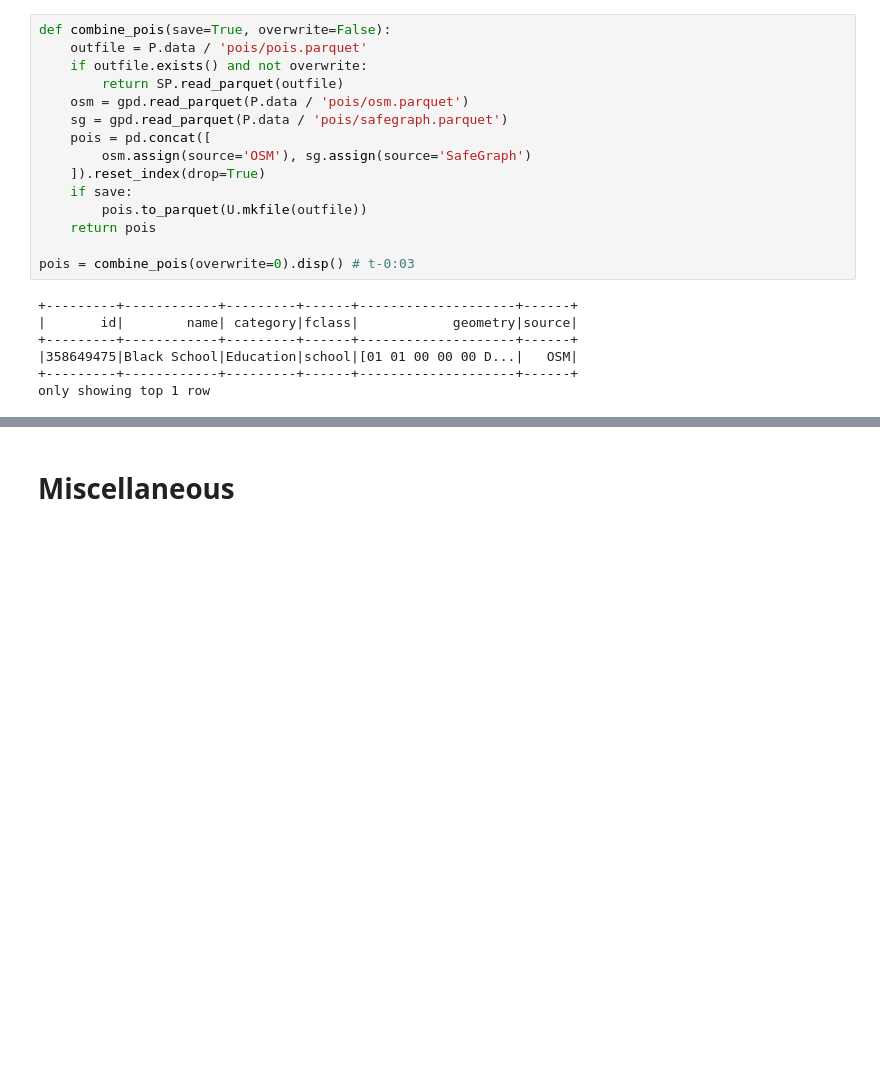
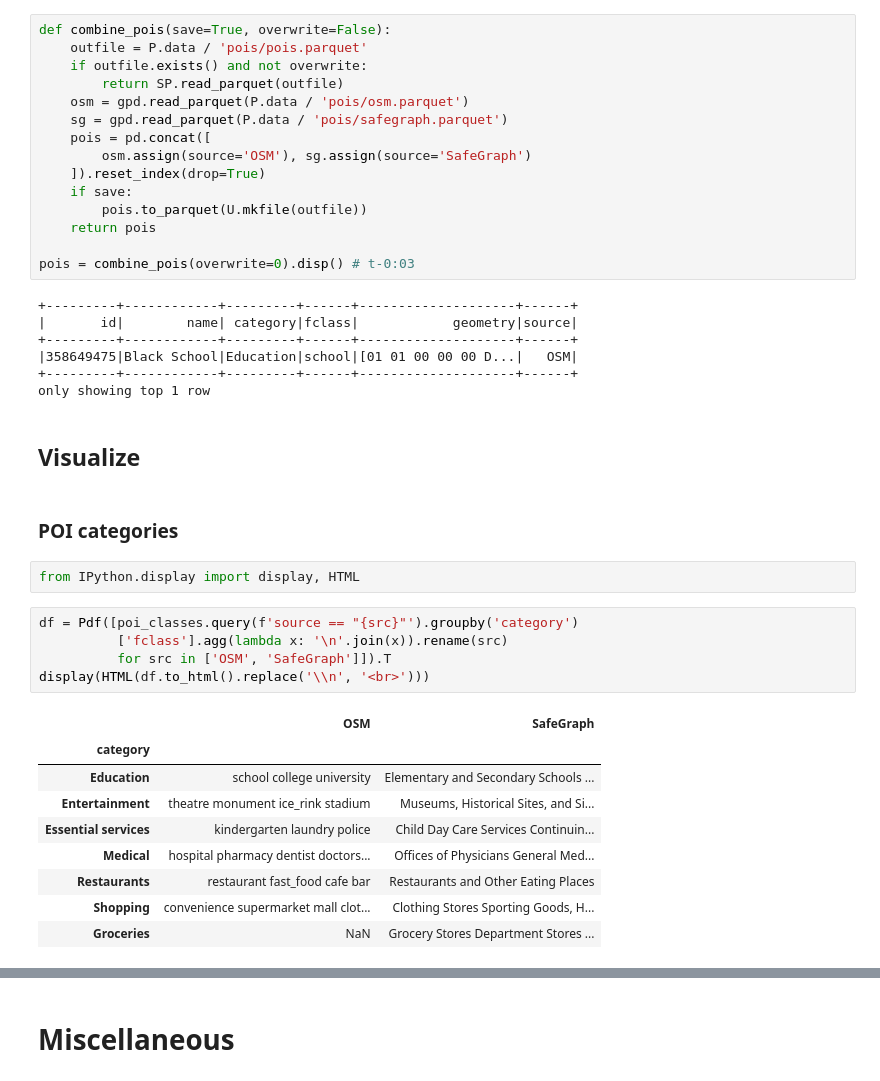
Before and after one commit to rvanxer/spr_4711, a Jupyter notebook: code/1_Prepare_data.ipynb, the cells around one changed output, grey strips where cells are left out. Saved outputs shown, nothing was run; the diff lists cells and outputs as text; blank space fills up the shorter version.

```diff
--- a/code/1_Prepare_data.ipynb
+++ b/code/1_Prepare_data.ipynb
@@ -392,3 +402,24 @@ pois = combine_pois(overwrite=0).disp() # t-0:03
 |358649475|Black School|Education|school|[01 01 00 00 00 D...|   OSM|
 +---------+------------+---------+------+--------------------+------+
 only showing top 1 row
+# %% [markdown]
+## Visualize
+# %% [markdown]
+### POI categories
+# %%
+from IPython.display import display, HTML
+# %%
+df = Pdf([poi_classes.query(f'source == "{src}"').groupby('category')
+          ['fclass'].agg(lambda x: '\n'.join(x)).rename(src)
+          for src in ['OSM', 'SafeGraph']]).T
+display(HTML(df.to_html().replace('\\n', '<br>')))
+# %% [output]
+|  | OSM | SafeGraph |
+| category |  |  |
+| Education | school college university | Elementary and Secondary Schools ... |
+| Entertainment | theatre monument ice_rink stadium | Museums, Historical Sites, and Si... |
+| Essential services | kindergarten laundry police | Child Day Care Services Continuin... |
+| Medical | hospital pharmacy dentist doctors... | Offices of Physicians General Med... |
+| Restaurants | restaurant fast_food cafe bar | Restaurants and Other Eating Places |
+| Shopping | convenience supermarket mall clot... | Clothing Stores Sporting Goods, H... |
+| Groceries | NaN | Grocery Stores Department Stores ... |
```
Also changed, not shown: parts of 8 cells of this notebook, 3 other files.
